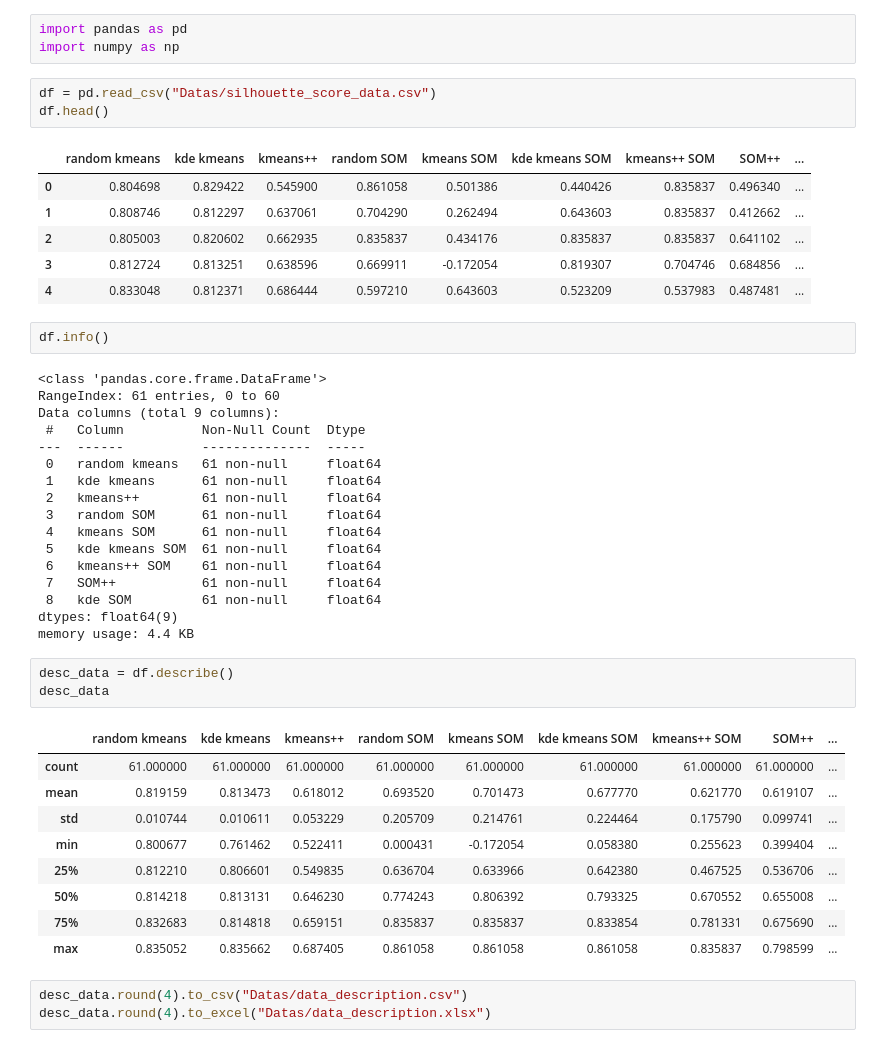
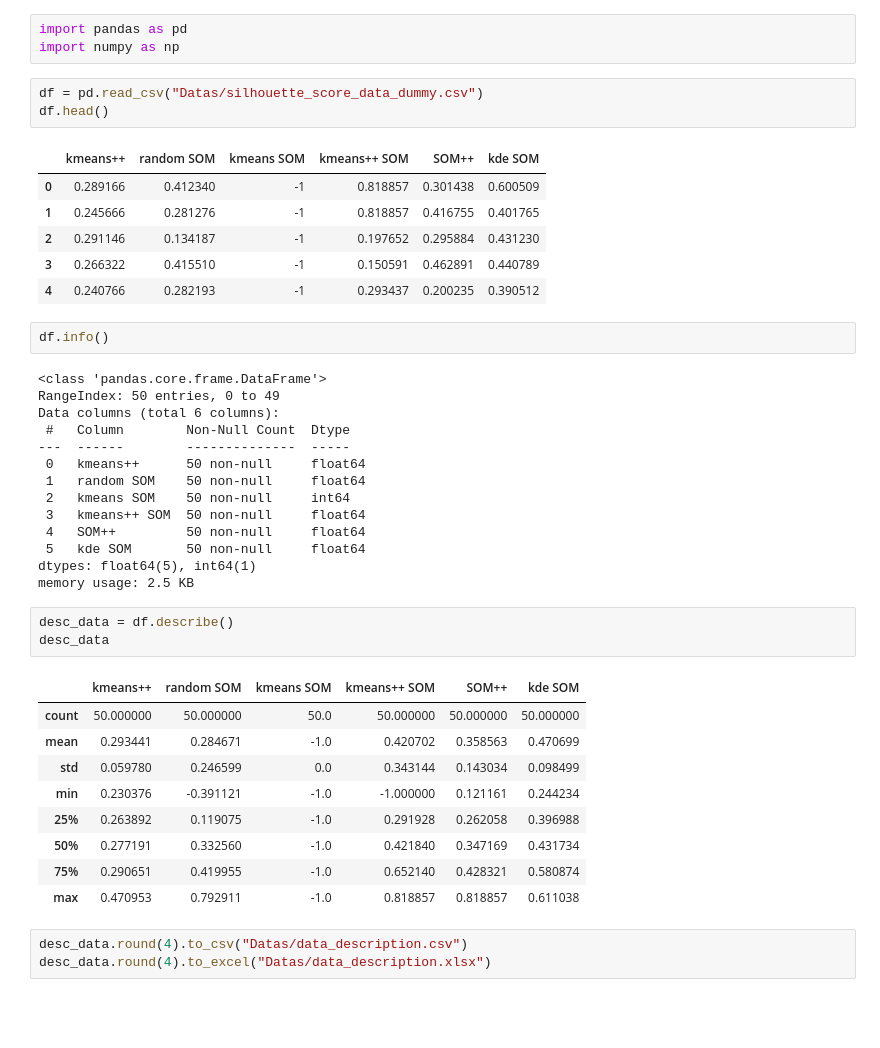
Before and after one commit to Evintkoo/SOM_Performance_Analysis, a Jupyter notebook: result_analysis.ipynb, the cells around one changed output. Cells and saved outputs as stored; diff of their text form; blank space fills up the shorter version.

```diff
--- a/result_analysis.ipynb
+++ b/result_analysis.ipynb
@@ -2,47 +2,44 @@
 import pandas as pd
 import numpy as np
 # %%
-df = pd.read_csv("Datas/silhouette_score_data.csv")
+df = pd.read_csv("Datas/silhouette_score_data_dummy.csv")
 df.head()
 # %% [output]
-|  | random kmeans | kde kmeans | kmeans++ | random SOM | kmeans SOM | kde kmeans SOM | kmeans++ SOM | SOM++ | ... |
-| 0 | 0.804698 | 0.829422 | 0.545900 | 0.861058 | 0.501386 | 0.440426 | 0.835837 | 0.496340 | ... |
-| 1 | 0.808746 | 0.812297 | 0.637061 | 0.704290 | 0.262494 | 0.643603 | 0.835837 | 0.412662 | ... |
-| 2 | 0.805003 | 0.820602 | 0.662935 | 0.835837 | 0.434176 | 0.835837 | 0.835837 | 0.641102 | ... |
-| 3 | 0.812724 | 0.813251 | 0.638596 | 0.669911 | -0.172054 | 0.819307 | 0.704746 | 0.684856 | ... |
-| 4 | 0.833048 | 0.812371 | 0.686444 | 0.597210 | 0.643603 | 0.523209 | 0.537983 | 0.487481 | ... |
+|  | kmeans++ | random SOM | kmeans SOM | kmeans++ SOM | SOM++ | kde SOM |
+| 0 | 0.289166 | 0.412340 | -1 | 0.818857 | 0.301438 | 0.600509 |
+| 1 | 0.245666 | 0.281276 | -1 | 0.818857 | 0.416755 | 0.401765 |
+| 2 | 0.291146 | 0.134187 | -1 | 0.197652 | 0.295884 | 0.431230 |
+| 3 | 0.266322 | 0.415510 | -1 | 0.150591 | 0.462891 | 0.440789 |
+| 4 | 0.240766 | 0.282193 | -1 | 0.293437 | 0.200235 | 0.390512 |
 # %%
 df.info()
 # %% [output]
 <class 'pandas.core.frame.DataFrame'>
-RangeIndex: 61 entries, 0 to 60
-Data columns (total 9 columns):
- #   Column          Non-Null Count  Dtype
----  ------          --------------  -----
- 0   random kmeans   61 non-null     float64
- 1   kde kmeans      61 non-null     float64
- 2   kmeans++        61 non-null     float64
- 3   random SOM      61 non-null     float64
- 4   kmeans SOM      61 non-null     float64
- 5   kde kmeans SOM  61 non-null     float64
- 6   kmeans++ SOM    61 non-null     float64
- 7   SOM++           61 non-null     float64
- 8   kde SOM         61 non-null     float64
-dtypes: float64(9)
-memory usage: 4.4 KB
+RangeIndex: 50 entries, 0 to 49
+Data columns (total 6 columns):
+ #   Column        Non-Null Count  Dtype
+---  ------        --------------  -----
+ 0   kmeans++      50 non-null     float64
+ 1   random SOM    50 non-null     float64
+ 2   kmeans SOM    50 non-null     int64
+ 3   kmeans++ SOM  50 non-null     float64
+ 4   SOM++         50 non-null     float64
+ 5   kde SOM       50 non-null     float64
+dtypes: float64(5), int64(1)
+memory usage: 2.5 KB
 # %%
 desc_data = df.describe()
 desc_data
 # %% [output]
-|  | random kmeans | kde kmeans | kmeans++ | random SOM | kmeans SOM | kde kmeans SOM | kmeans++ SOM | SOM++ | ... |
-| count | 61.000000 | 61.000000 | 61.000000 | 61.000000 | 61.000000 | 61.000000 | 61.000000 | 61.000000 | ... |
-| mean | 0.819159 | 0.813473 | 0.618012 | 0.693520 | 0.701473 | 0.677770 | 0.621770 | 0.619107 | ... |
-| std | 0.010744 | 0.010611 | 0.053229 | 0.205709 | 0.214761 | 0.224464 | 0.175790 | 0.099741 | ... |
-| min | 0.800677 | 0.761462 | 0.522411 | 0.000431 | -0.172054 | 0.058380 | 0.255623 | 0.399404 | ... |
-| 25% | 0.812210 | 0.806601 | 0.549835 | 0.636704 | 0.633966 | 0.642380 | 0.467525 | 0.536706 | ... |
-| 50% | 0.814218 | 0.813131 | 0.646230 | 0.774243 | 0.806392 | 0.793325 | 0.670552 | 0.655008 | ... |
-| 75% | 0.832683 | 0.814818 | 0.659151 | 0.835837 | 0.835837 | 0.833854 | 0.781331 | 0.675690 | ... |
-| max | 0.835052 | 0.835662 | 0.687405 | 0.861058 | 0.861058 | 0.861058 | 0.835837 | 0.798599 | ... |
+|  | kmeans++ | random SOM | kmeans SOM | kmeans++ SOM | SOM++ | kde SOM |
+| count | 50.000000 | 50.000000 | 50.0 | 50.000000 | 50.000000 | 50.000000 |
+| mean | 0.293441 | 0.284671 | -1.0 | 0.420702 | 0.358563 | 0.470699 |
+| std | 0.059780 | 0.246599 | 0.0 | 0.343144 | 0.143034 | 0.098499 |
+| min | 0.230376 | -0.391121 | -1.0 | -1.000000 | 0.121161 | 0.244234 |
+| 25% | 0.263892 | 0.119075 | -1.0 | 0.291928 | 0.262058 | 0.396988 |
+| 50% | 0.277191 | 0.332560 | -1.0 | 0.421840 | 0.347169 | 0.431734 |
+| 75% | 0.290651 | 0.419955 | -1.0 | 0.652140 | 0.428321 | 0.580874 |
+| max | 0.470953 | 0.792911 | -1.0 | 0.818857 | 0.818857 | 0.611038 |
 # %%
 desc_data.round(4).to_csv("Datas/data_description.csv")
 desc_data.round(4).to_excel("Datas/data_description.xlsx")
```
Also changed, not shown: 11 other files.
